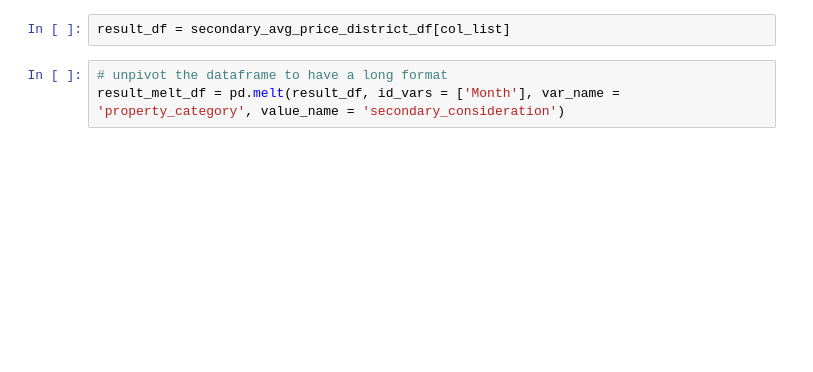
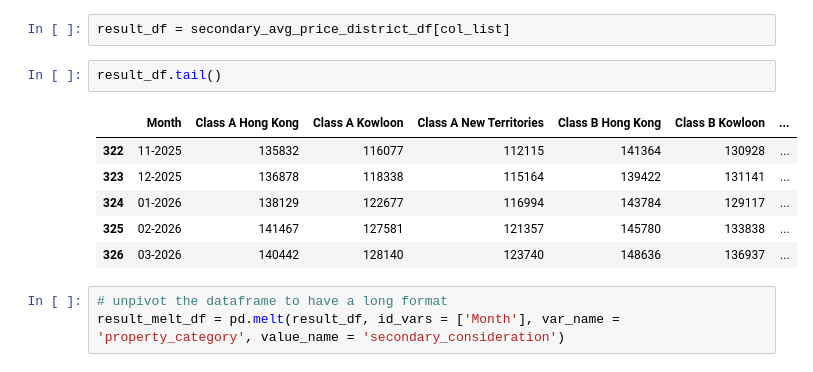
Before and after one commit to davidchan0629/hk_property, a Jupyter notebook: data_cleaning.ipynb, the cells around one changed output. Drawn from its saved outputs; the diff is of its cells as text; blank space fills up the shorter version.

```diff
--- a/data_cleaning.ipynb
+++ b/data_cleaning.ipynb
@@ -50,5 +63,14 @@ for col in secondary_avg_price_district_df.columns:
 # %%
 result_df = secondary_avg_price_district_df[col_list]
+# %%
+result_df.tail()
+# %% [output]
+|  | Month | Class A Hong Kong | Class A Kowloon | Class A New Territories | Class B Hong Kong | Class B Kowloon | ... |
+| 322 | 11-2025 | 135832 | 116077 | 112115 | 141364 | 130928 | ... |
+| 323 | 12-2025 | 136878 | 118338 | 115164 | 139422 | 131141 | ... |
+| 324 | 01-2026 | 138129 | 122677 | 116994 | 143784 | 129117 | ... |
+| 325 | 02-2026 | 141467 | 127581 | 121357 | 145780 | 133838 | ... |
+| 326 | 03-2026 | 140442 | 128140 | 123740 | 148636 | 136937 | ... |
 # %%
 # unpivot the dataframe to have a long format
 result_melt_df = pd.melt(result_df, id_vars = ['Month'], var_name = 'property_category', value_name = 'secondary_consideration')
```
Also changed, not shown: parts of 29 cells of this notebook.
